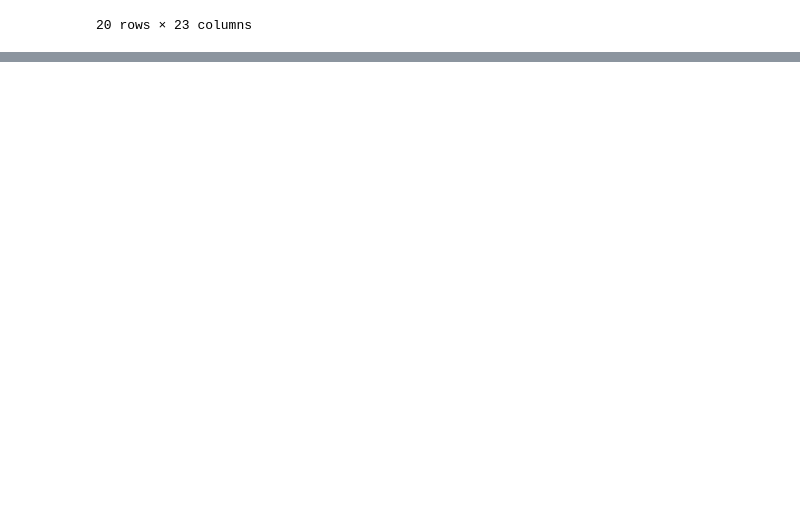
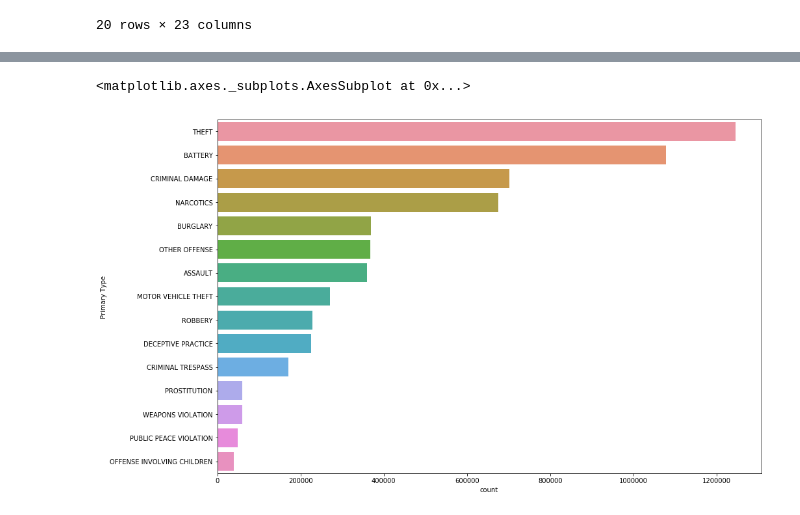
Before and after one commit to sagecodes/chicago-crime-prediction-fbprophet, a Jupyter notebook: chicago-crime-prediction-fbprophet.ipynb, the cells around one changed output, grey strips where cells are left out. Cells and saved outputs as stored; diff of their text form; code cells hidden in the pictures; blank space fills up the shorter version.

Commit message:
Visualize highest crimes

```diff
--- a/chicago-crime-prediction-fbprophet.ipynb
+++ b/chicago-crime-prediction-fbprophet.ipynb
@@ -107,0 +175,8 @@ chicago_df.Date = pd.to_datetime(chicago_df.Date, format = '%m/%d/%Y %I:%M:%S %p
+# %%
+order_data = chicago_df['Primary Type'].value_counts().iloc[:15].index
+# %%
+plt.figure(figsize = (15,10))
+sns.countplot(y = 'Primary Type', data = chicago_df, order = order_data)
+# %% [output]
+<matplotlib.axes._subplots.AxesSubplot at 0x...>
+[figure, added]
```
Also changed, not shown: parts of 5 cells of this notebook.
